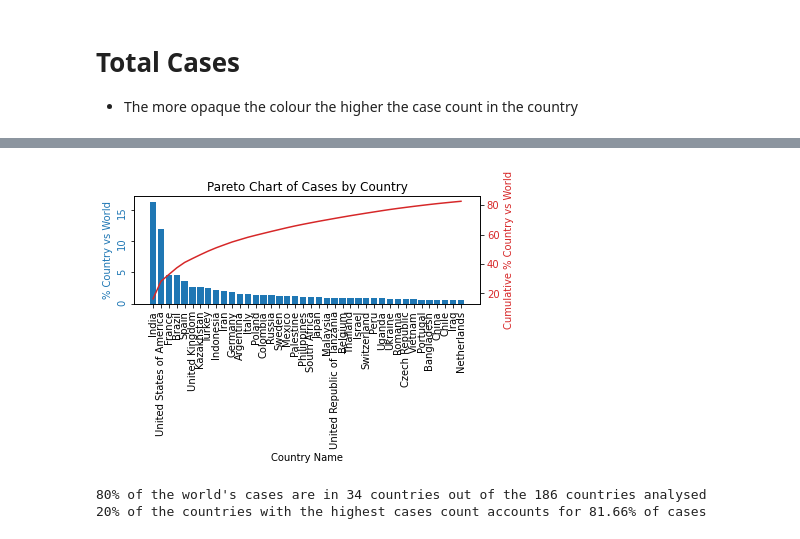
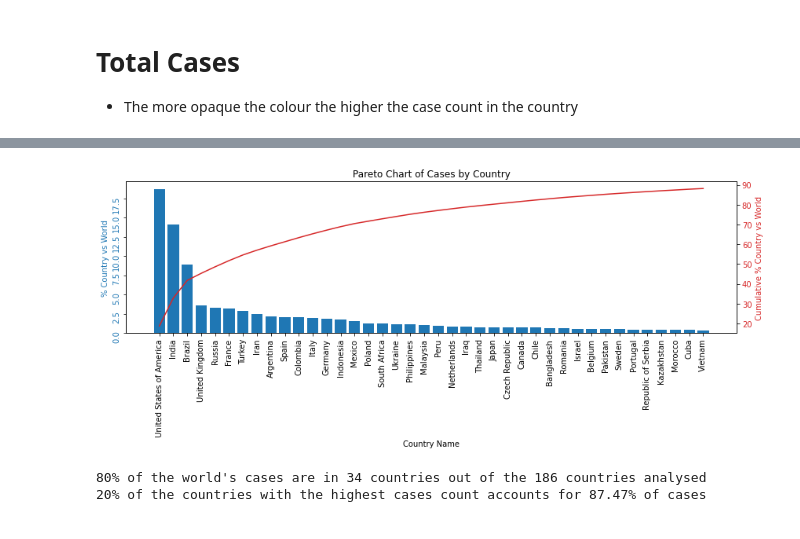
Before and after one commit to Waltontan/Project_Covid, a Jupyter notebook: Q3_Code.ipynb, the cells around one changed output, grey strips where cells are left out. Drawn from its saved outputs; the diff is of its cells as text; code cells hidden in the pictures.

```diff
--- a/Q3_Code.ipynb
+++ b/Q3_Code.ipynb
@@ -77,7 +77,7 @@ for x in range(0,len(countries['features'])):
     country_list.append(countries['features'][x]['properties']['name'])
 # %%
 df_max = df.groupby('location').max().reset_index()
-df_sum = df.groupby('location').max().reset_index()
+df_sum = df.groupby('location').sum().reset_index()
 # %%
 #append info list to match country_list
 
@@ -266,39 +266,36 @@ for index, row in plt_df.iterrows():
     cumulative = cumulative + (row ['new_cases_percent'])
     plt_df.loc[rownum,'cumulative %'] = cumulative
     plt_df.loc[rownum,'new_cases_percent'] = row['new_cases_percent']
     rownum = rownum + 1
 
 country20 = round(plt_df.loc[int(0.2*len(plt_df['country']))]['cumulative %'],2)
 plt_df = plt_df.head(40)
 
-plt_df
-
-
-
-fig, ax1 = plt.subplots()
+fig, ax1 = plt.subplots(figsize = (12,5))
 
 color = 'tab:blue'
 ax1.set_xlabel('Country Name')
 ax1.tick_params(rotation = 90)
 ax1.set_ylabel('% Country vs World', color=color)
 ax1.bar(plt_df['country'], plt_df['new_cases_percent'], color=color)
 ax1.tick_params(axis='y', labelcolor=color)
 
 ax2 = ax1.twinx()  # instantiate a second axes that shares the same x-axis
 
 color = 'tab:red'
 ax2.set_ylabel('Cumulative % Country vs World', color=color)  # we already handled the x-label with ax1
 ax2.plot(plt_df['country'],plt_df['cumulative %'], color=color)
 ax2.tick_params(axis='y', labelcolor=color)
 
 fig.tight_layout()  # otherwise the right y-label is slightly clipped
+
 plt.title('Pareto Chart of Cases by Country')
 plt.show()
 
 
-print(f"80% of the world's cases are in 34 countries out of the 186 countries analysed")
+print(f"80% of the world's cases are in 23 countries out of the 186 countries analysed")
 print(f'20% of the countries with the highest cases count accounts for {country20}% of cases')
 # %% [output]
-[figure, old version]
+[figure, new version]
 80% of the world's cases are in 34 countries out of the 186 countries analysed
-20% of the countries with the highest cases count accounts for 81.66% of cases
+20% of the countries with the highest cases count accounts for 87.47% of cases
```
Also changed, not shown: parts of 1 cell of this notebook, 3 other files.
